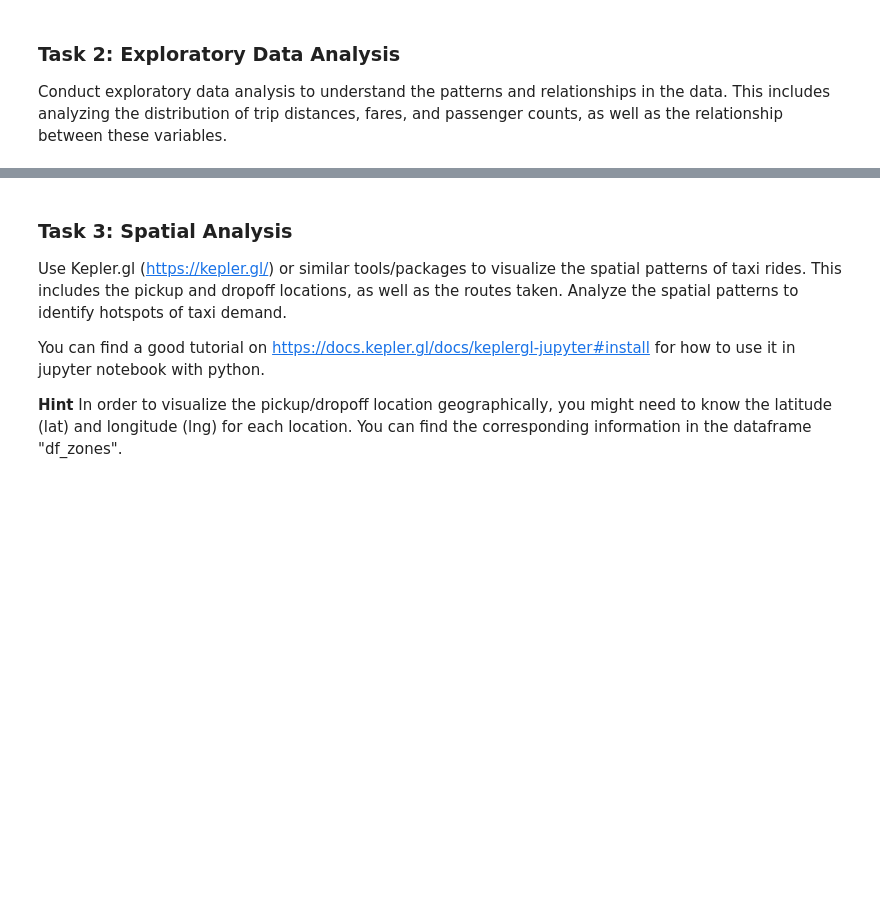
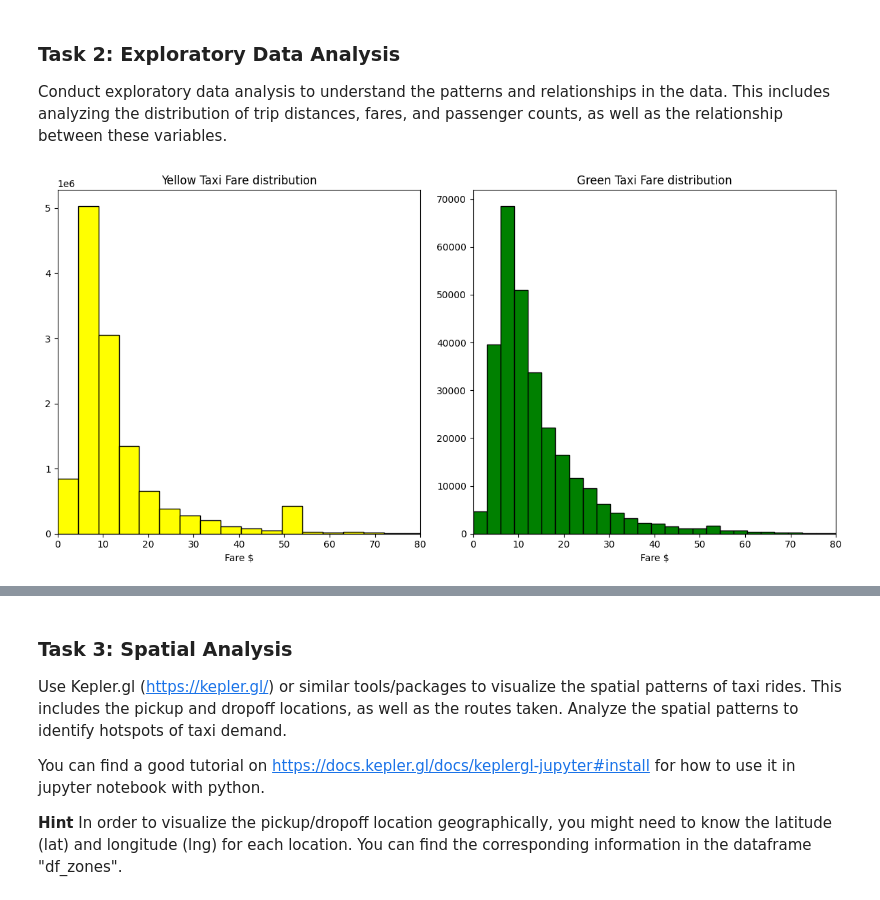
Before and after one commit to Strongside-87/Project-Delivery, a Jupyter notebook: 4_temporal_spatial_data_analysis.ipynb, the cells around one changed output, grey strips where cells are left out. Cells and saved outputs as stored; diff of their text form; code cells hidden in the pictures; blank space fills up the shorter version.

```diff
--- a/4_temporal_spatial_data_analysis.ipynb
+++ b/4_temporal_spatial_data_analysis.ipynb
@@ -91,0 +94,33 @@ Conduct exploratory data analysis to understand the patterns and relationships i
+# %%
+import matplotlib.pyplot as plt
+import pandas as pd
+
+# Filter the data for df_yellow
+df_yellow_filtered = df_yellow[(df_yellow["fare_amount"] <= 1000) & (df_yellow["fare_amount"] > 0) & (df_yellow["trip_distance"] <= 1000)]
+
+# Filter the data for df_green
+df_green_filtered = df_green[(df_green["fare_amount"] <= 1000) & (df_green["fare_amount"] > 0) & (df_green["trip_distance"] <= 1000)]
+
+# Create a figure with two subplots
+fig, axs = plt.subplots(1, 2, figsize=(12, 6))
+
+# Plot for df_yellow
+axs[0].hist(df_yellow_filtered["fare_amount"], bins=200, color="yellow", edgecolor='black')
+axs[0].set_xlim(0, 80)
+axs[0].set_title("Yellow Taxi Fare distribution")
+axs[0].set_xlabel("Fare $")
+axs[0].set_xticks(range(0, 90, 10))
+
+# Plot for df_green
+axs[1].hist(df_green_filtered["fare_amount"], bins=200, color="green", edgecolor='black')
+axs[1].set_xlim(0, 80)
+axs[1].set_title("Green Taxi Fare distribution")
+axs[1].set_xlabel("Fare $")
+axs[1].set_xticks(range(0, 90, 10))
+# Adjust spacing between subplots
+plt.tight_layout()
+
+# Display the plot
+plt.show()
+# %% [output]
+[figure, added]
```
Also changed, not shown: parts of 23 cells of this notebook.
